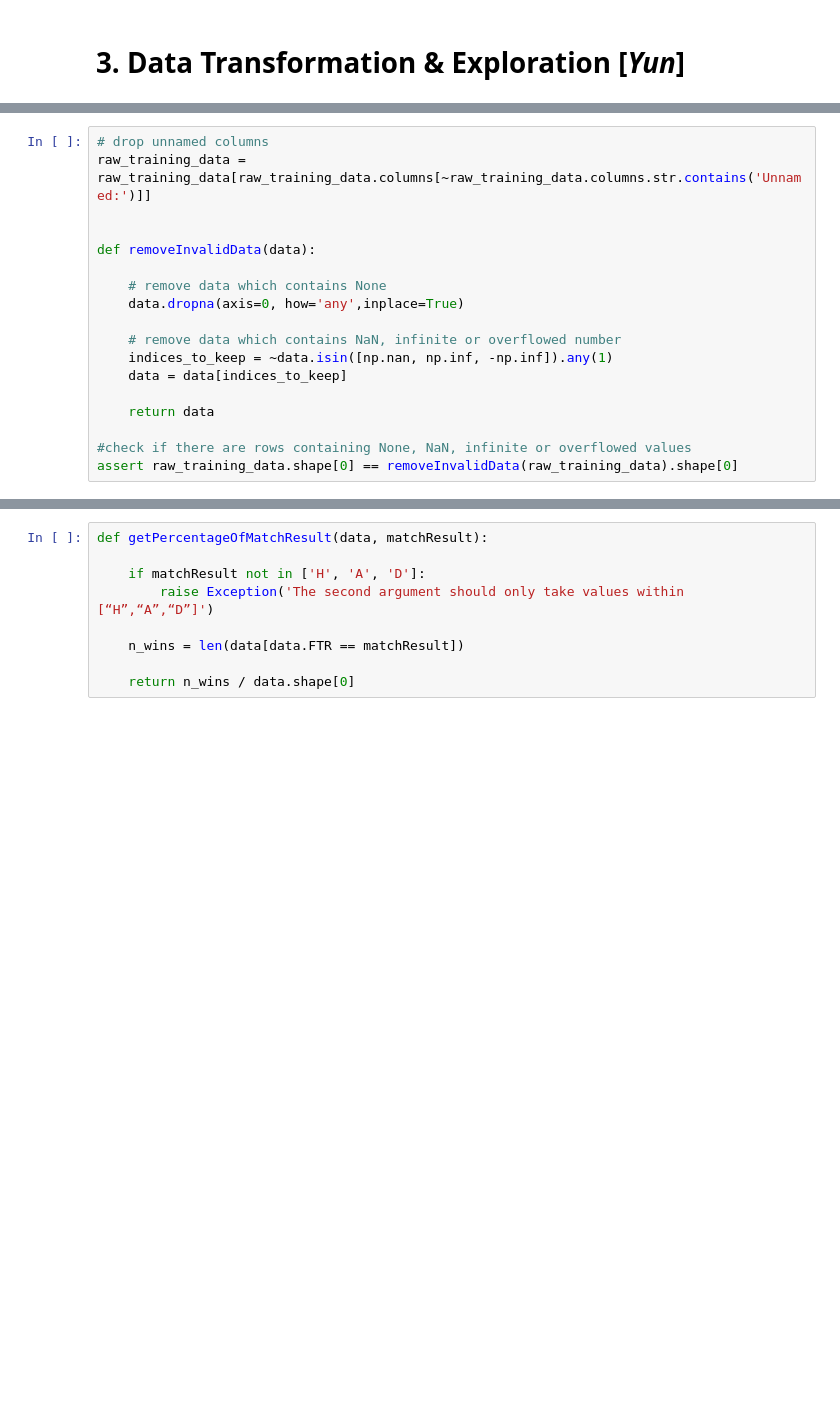
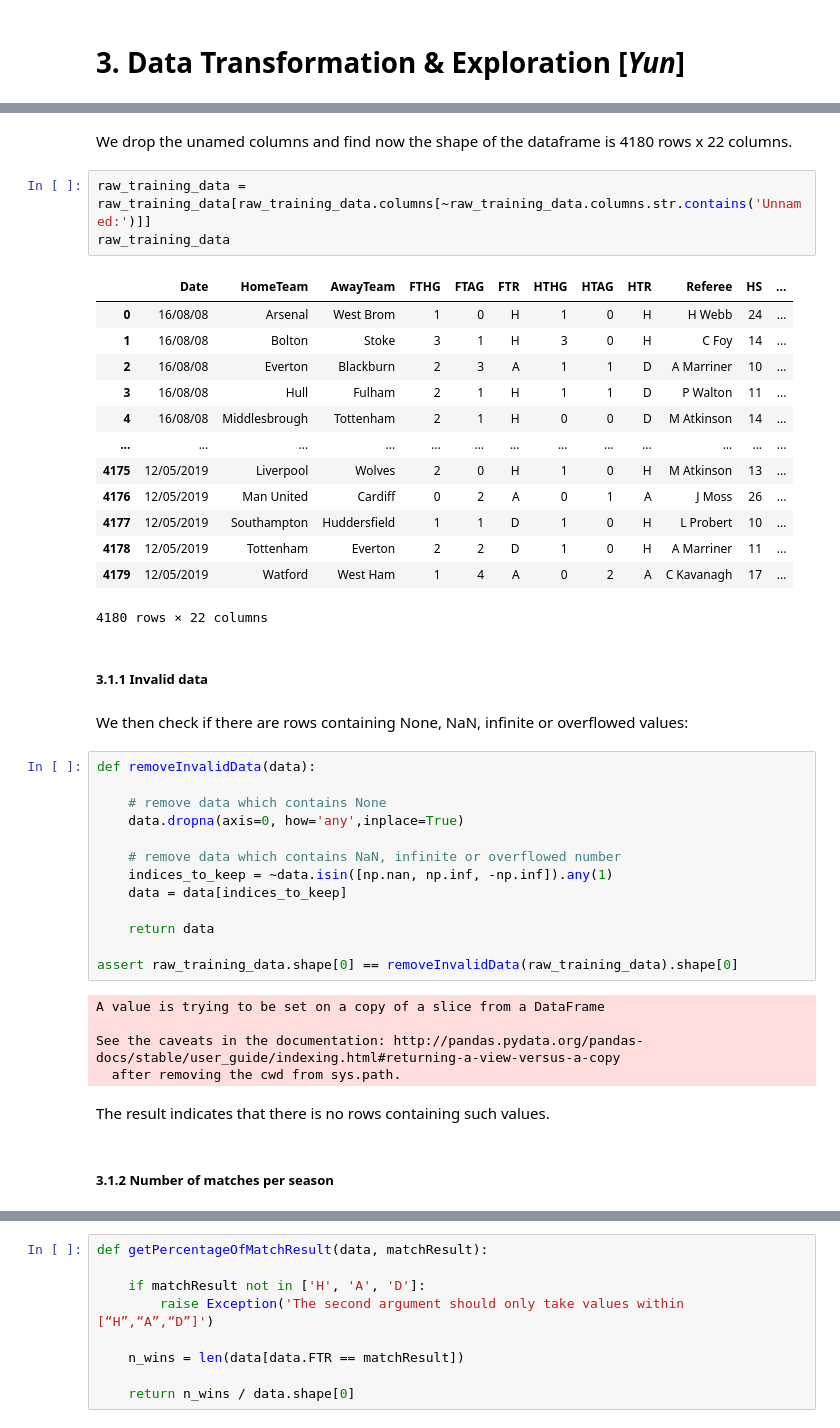
Before and after one commit to Yun5141/0036-groupProject, a Jupyter notebook: FootballResultPrediction.ipynb, the cells around one changed output, grey strips where cells are left out. Saved outputs shown, nothing was run; the diff lists cells and outputs as text; blank space fills up the shorter version.

```diff
--- a/FootballResultPrediction.ipynb
+++ b/FootballResultPrediction.ipynb
@@ -51,8 +76,27 @@ geometricData = pd.read_csv(url)
+# %% [markdown]
+We drop the unamed columns and find now the shape of the dataframe is 4180 rows x 22 columns.
+# %%
+raw_training_data = raw_training_data[raw_training_data.columns[~raw_training_data.columns.str.contains('Unnamed:')]]
+raw_training_data
+# %% [output]
+|  | Date | HomeTeam | AwayTeam | FTHG | FTAG | FTR | HTHG | HTAG | HTR | Referee | HS | ... |
+| 0 | 16/08/08 | Arsenal | West Brom | 1 | 0 | H | 1 | 0 | H | H Webb | 24 | ... |
+| 1 | 16/08/08 | Bolton | Stoke | 3 | 1 | H | 3 | 0 | H | C Foy | 14 | ... |
+| 2 | 16/08/08 | Everton | Blackburn | 2 | 3 | A | 1 | 1 | D | A Marriner | 10 | ... |
+| 3 | 16/08/08 | Hull | Fulham | 2 | 1 | H | 1 | 1 | D | P Walton | 11 | ... |
+| 4 | 16/08/08 | Middlesbrough | Tottenham | 2 | 1 | H | 0 | 0 | D | M Atkinson | 14 | ... |
+| ... | ... | ... | ... | ... | ... | ... | ... | ... | ... | ... | ... | ... |
+| 4175 | 12/05/2019 | Liverpool | Wolves | 2 | 0 | H | 1 | 0 | H | M Atkinson | 13 | ... |
+| 4176 | 12/05/2019 | Man United | Cardiff | 0 | 2 | A | 0 | 1 | A | J Moss | 26 | ... |
+| 4177 | 12/05/2019 | Southampton | Huddersfield | 1 | 1 | D | 1 | 0 | H | L Probert | 10 | ... |
+| 4178 | 12/05/2019 | Tottenham | Everton | 2 | 2 | D | 1 | 0 | H | A Marriner | 11 | ... |
+| 4179 | 12/05/2019 | Watford | West Ham | 1 | 4 | A | 0 | 2 | A | C Kavanagh | 17 | ... |
+4180 rows × 22 columns
+# %% [markdown]
+##### 3.1.1 Invalid data
+# %% [markdown]
+We then check if there are rows containing None, NaN, infinite or overflowed values:
 # %%
-# drop unnamed columns
-raw_training_data = raw_training_data[raw_training_data.columns[~raw_training_data.columns.str.contains('Unnamed:')]]
-
-
 def removeInvalidData(data):
 
     # remove data which contains None
@@ -64,5 +108,13 @@ def removeInvalidData(data):
 
     return data
 
-#check if there are rows containing None, NaN, infinite or overflowed values
 assert raw_training_data.shape[0] == removeInvalidData(raw_training_data).shape[0]
+# %% [output]
+A value is trying to be set on a copy of a slice from a DataFrame
+
+See the caveats in the documentation: http://pandas.pydata.org/pandas-docs/stable/user_guide/indexing.html#returning-a-view-versus-a-copy
+  after removing the cwd from sys.path.
+# %% [markdown]
+The result indicates that there is no rows containing such values.
+# %% [markdown]
+##### 3.1.2 Number of matches per season
```
Also changed, not shown: parts of 112 cells of this notebook.
